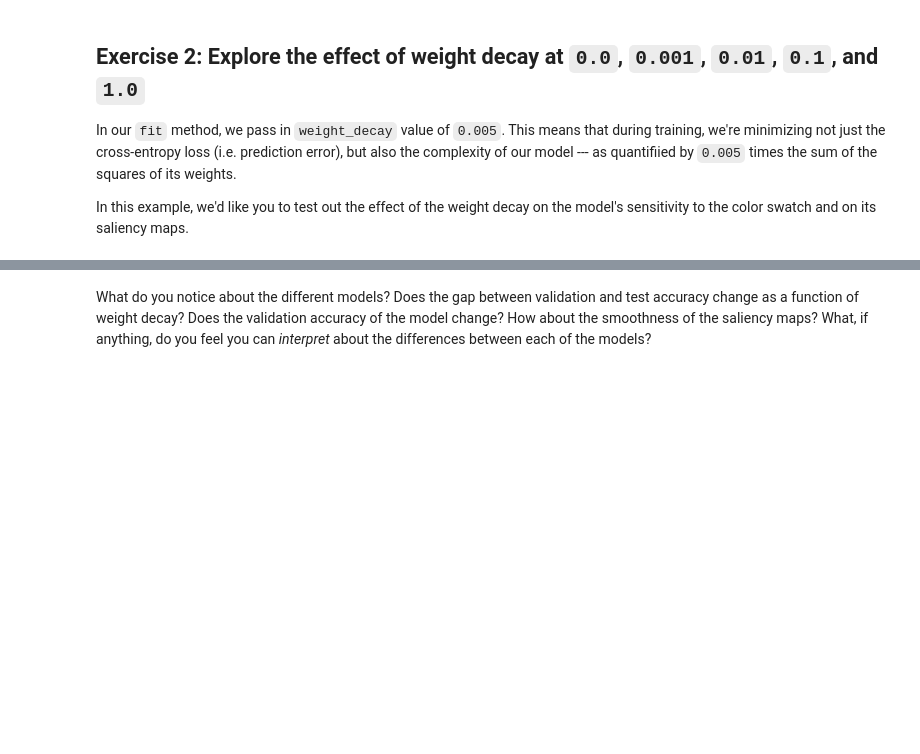
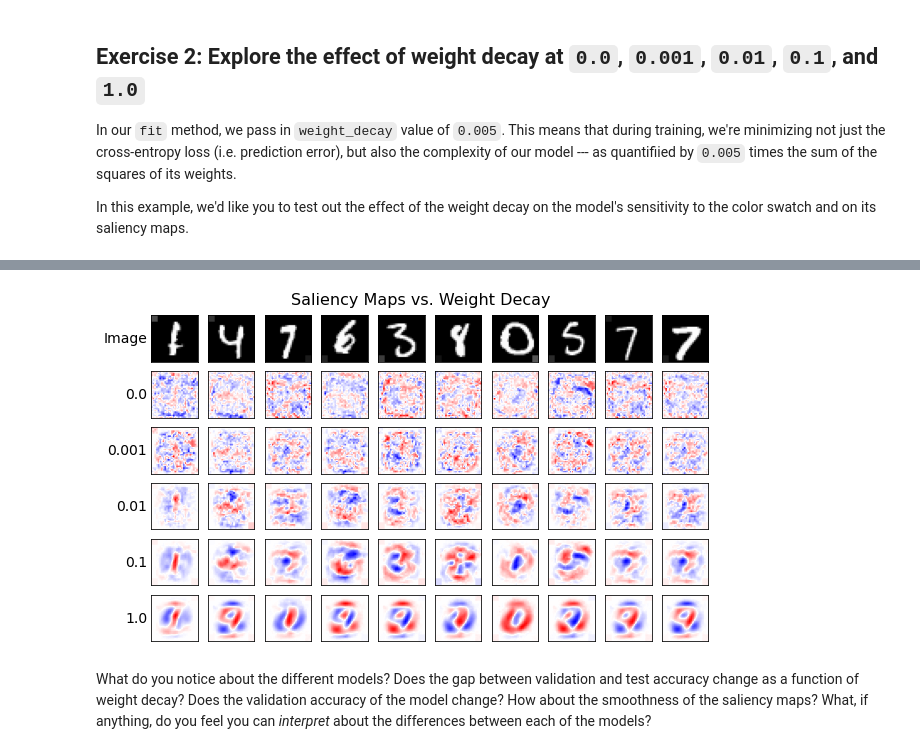
Before and after one commit to adityav1810/SIND-MITcoursework, a Jupyter notebook: [1]-Decoy MNIST Lab.ipynb, the cells around one changed output, grey strips where cells are left out. Saved outputs shown, nothing was run; the diff lists cells and outputs as text; code cells hidden in the pictures; blank space fills up the shorter version.

```diff
--- a/[1]-Decoy MNIST Lab.ipynb
+++ b/[1]-Decoy MNIST Lab.ipynb
@@ -300,2 +344,27 @@ weight decay:  1.0  :  Test  accuracy: 0.3892
+# %%
+# Plot each model's input gradients for the first 10 test examples
+rows = 1 + len(r)
+cols = 10
+plot = 1
+
+fig = plt.figure(figsize=(10,rows))
+fig.suptitle('Saliency Maps vs. Weight Decay', fontsize=16, y=0.933)
+
+X = X_val[np.random.choice(len(X_val), cols, replace=False)]
+
+for i in range(cols):
+  plt.subplot(rows, cols, plot); plot += 1
+  plot_digit(X[i])
+  if i == 0: plt.ylabel("Image", rotation=0, ha='right', va='center', fontsize=14)
+
+for i in range(len(weight_decays)):
+  grads = r[i,3].input_grads(X)
+  for j in range(cols):
+    plt.subplot(rows,cols,plot); plot +=1
+    plot_grad(grads[j])
+    if j == 0: plt.ylabel(r[i,0], rotation=0, ha='right', va='center', fontsize=14)
+plt.show()
+# %% [output]
+[figure, added]
 # %% [markdown]
 What do you notice about the different models? Does the gap between validation and test accuracy change as a function of weight decay? Does the validation accuracy of the model change? How about the smoothness of the saliency maps?  What, if anything, do you feel you can _interpret_ about the differences between each of the models?
```
Also changed, not shown: parts of 16 cells of this notebook.
